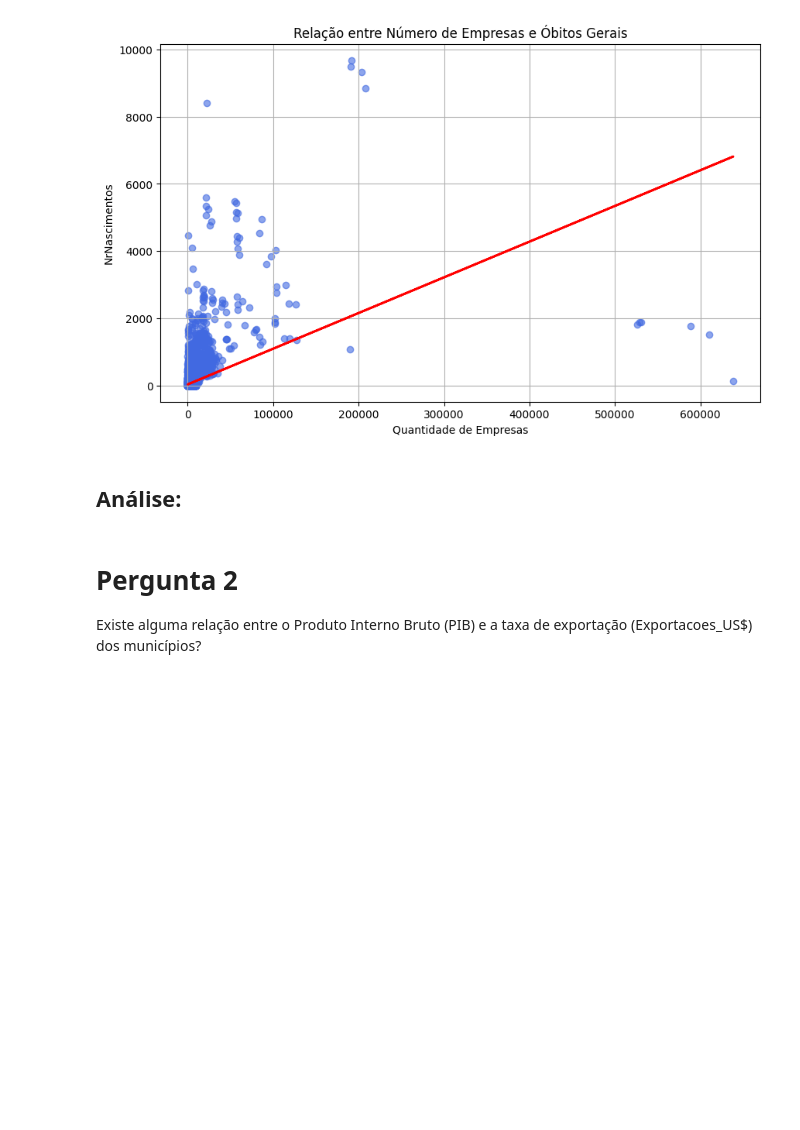
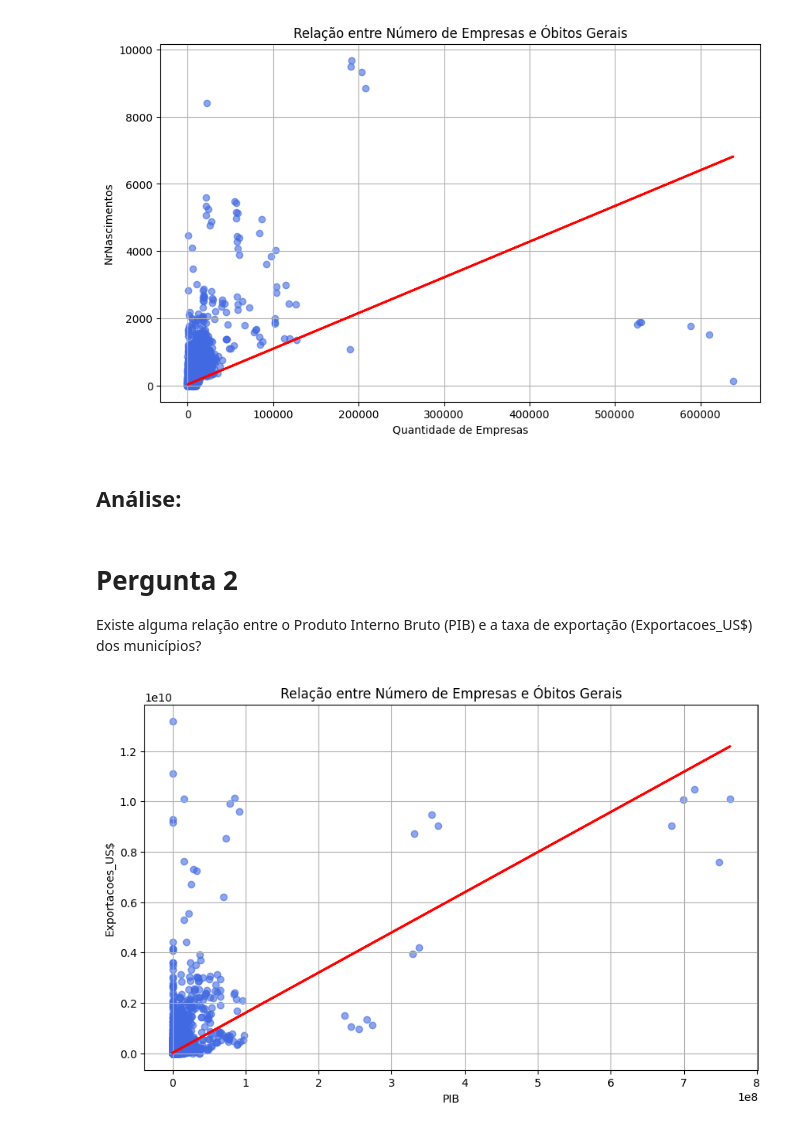
Before and after one commit to anaC-Fernandes/ProjetoDados, a Jupyter notebook: Notebooks/Dataset_Economia.ipynb, the cells around one changed output. Drawn from its saved outputs; the diff is of its cells as text; code cells hidden in the pictures; blank space fills up the shorter version.

```diff
--- a/Notebooks/Dataset_Economia.ipynb
+++ b/Notebooks/Dataset_Economia.ipynb
@@ -179,3 +180,23 @@ plt.show()
 # %% [markdown]
 # Pergunta 2
 Existe alguma relação entre o Produto Interno Bruto (PIB) e a taxa de exportação (Exportacoes_US$) dos municípios?
+# %%
+x = df['PIB']
+y = df['Exportacoes_US$']
+
+# Cálculo da regressão linear
+coef = np.polyfit(x, y, 1)
+poly1d_fn = np.poly1d(coef)
+
+# Plot
+plt.figure(figsize=(10,6))
+plt.scatter(x, y, color='royalblue', alpha=0.6, label="Dados")
+plt.plot(x, poly1d_fn(x), color='red', linewidth=2, label="Regressão Linear")
+
+plt.title("Relação entre Número de Empresas e Óbitos Gerais")
+plt.xlabel("PIB")
+plt.ylabel("Exportacoes_US$")
+plt.grid(True)
+plt.show()
+# %% [output]
+[figure, added]
```
Also changed, not shown: parts of 2 cells of this notebook.
